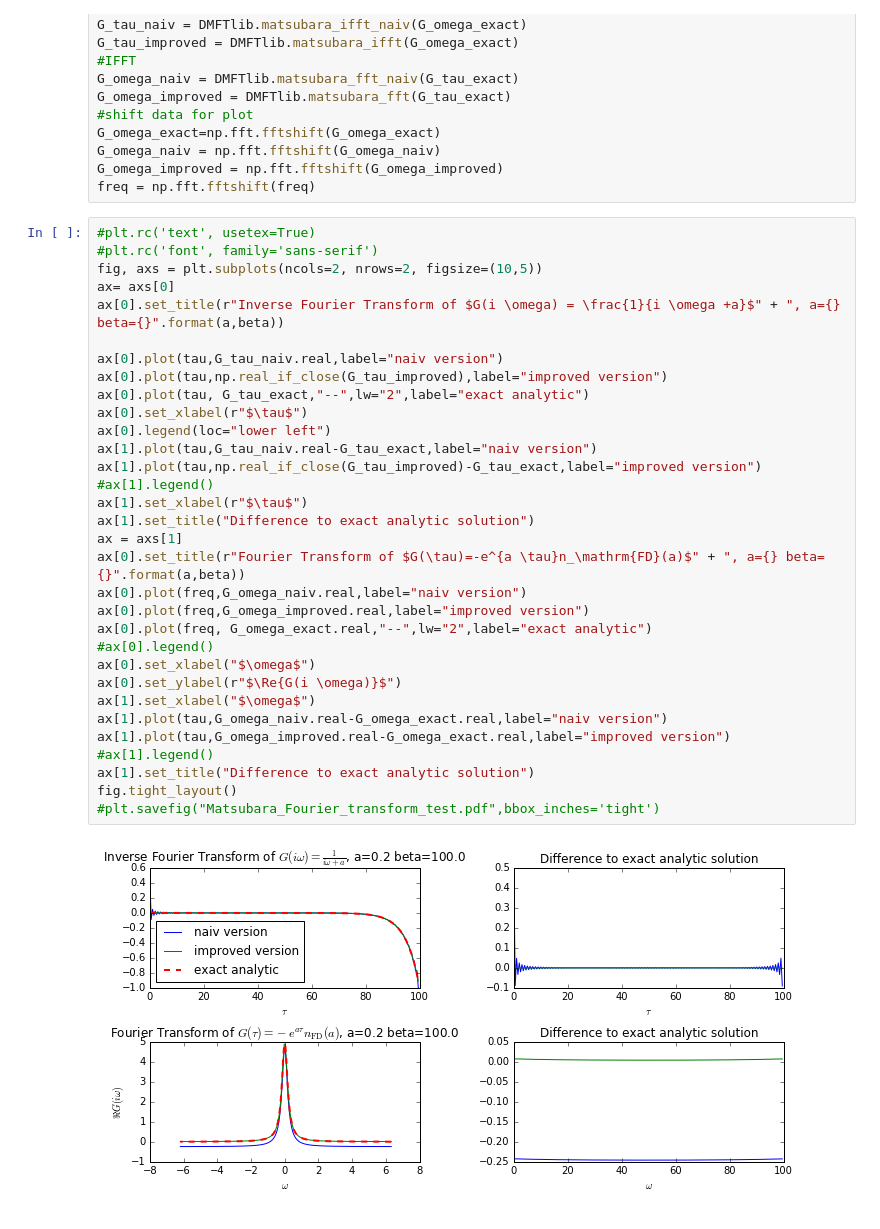
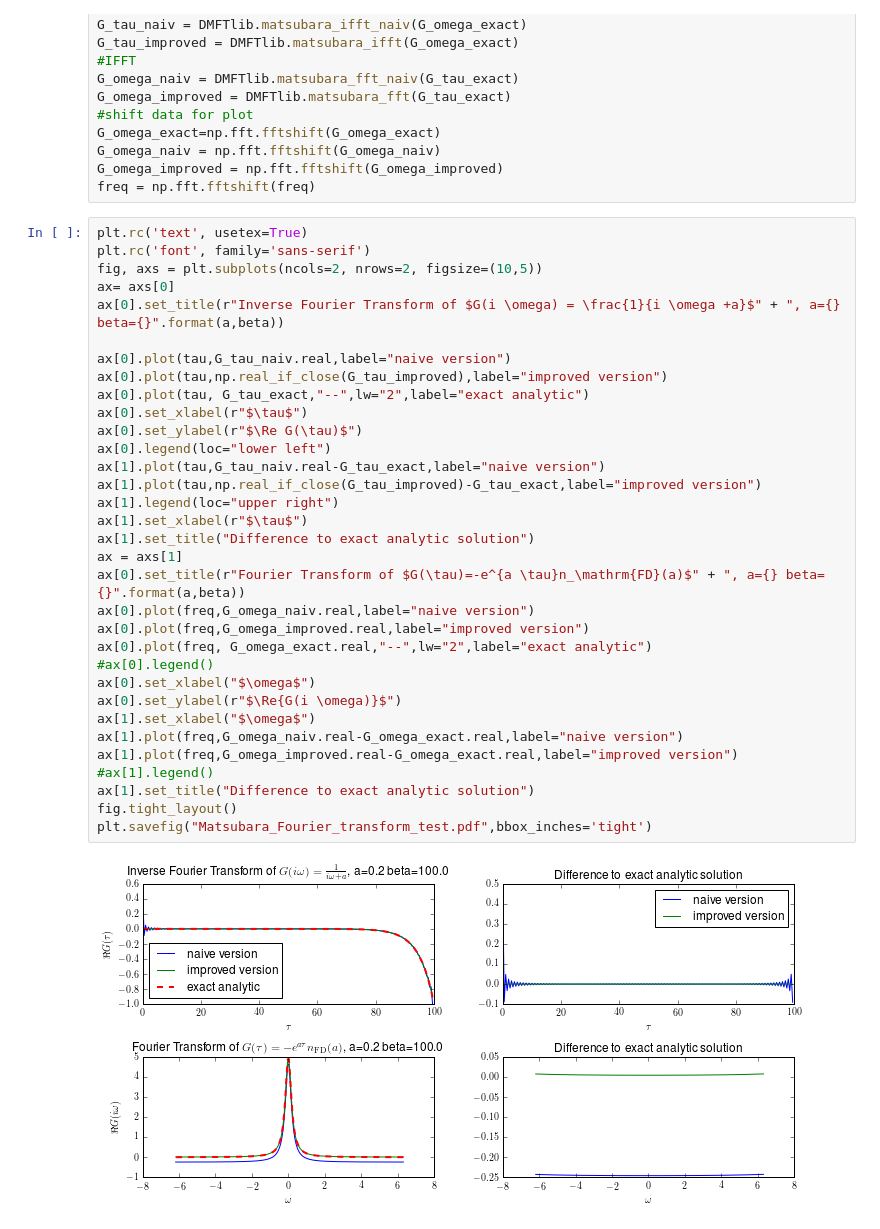
Before and after one commit to sprudel/DMFT, a Jupyter notebook: Zusammenführung/Matsubara Frourier Transform.ipynb, the cells around one changed output. Saved outputs shown, nothing was run; the diff lists cells and outputs as text.

```diff
--- a/Zusammenführung/Matsubara Frourier Transform.ipynb
+++ b/Zusammenführung/Matsubara Frourier Transform.ipynb
@@ -35,36 +35,37 @@ G_omega_naiv = np.fft.fftshift(G_omega_naiv)
 G_omega_improved = np.fft.fftshift(G_omega_improved)
 freq = np.fft.fftshift(freq)
 # %%
-#plt.rc('text', usetex=True)
-#plt.rc('font', family='sans-serif')
+plt.rc('text', usetex=True)
+plt.rc('font', family='sans-serif')
 fig, axs = plt.subplots(ncols=2, nrows=2, figsize=(10,5))
 ax= axs[0]
 ax[0].set_title(r"Inverse Fourier Transform of $G(i \omega) = \frac{1}{i \omega +a}$" + ", a={} beta={}".format(a,beta))
 
-ax[0].plot(tau,G_tau_naiv.real,label="naiv version")
+ax[0].plot(tau,G_tau_naiv.real,label="naive version")
 ax[0].plot(tau,np.real_if_close(G_tau_improved),label="improved version")
 ax[0].plot(tau, G_tau_exact,"--",lw="2",label="exact analytic")
 ax[0].set_xlabel(r"$\tau$")
+ax[0].set_ylabel(r"$\Re G(\tau)$")
 ax[0].legend(loc="lower left")
-ax[1].plot(tau,G_tau_naiv.real-G_tau_exact,label="naiv version")
+ax[1].plot(tau,G_tau_naiv.real-G_tau_exact,label="naive version")
 ax[1].plot(tau,np.real_if_close(G_tau_improved)-G_tau_exact,label="improved version")
-#ax[1].legend()
+ax[1].legend(loc="upper right")
 ax[1].set_xlabel(r"$\tau$")
 ax[1].set_title("Difference to exact analytic solution")
 ax = axs[1]
 ax[0].set_title(r"Fourier Transform of $G(\tau)=-e^{a \tau}n_\mathrm{FD}(a)$" + ", a={} beta={}".format(a,beta))
-ax[0].plot(freq,G_omega_naiv.real,label="naiv version")
+ax[0].plot(freq,G_omega_naiv.real,label="naive version")
 ax[0].plot(freq,G_omega_improved.real,label="improved version")
 ax[0].plot(freq, G_omega_exact.real,"--",lw="2",label="exact analytic")
 #ax[0].legend()
 ax[0].set_xlabel("$\omega$")
 ax[0].set_ylabel(r"$\Re{G(i \omega)}$")
 ax[1].set_xlabel("$\omega$")
-ax[1].plot(tau,G_omega_naiv.real-G_omega_exact.real,label="naiv version")
-ax[1].plot(tau,G_omega_improved.real-G_omega_exact.real,label="improved version")
+ax[1].plot(freq,G_omega_naiv.real-G_omega_exact.real,label="naive version")
+ax[1].plot(freq,G_omega_improved.real-G_omega_exact.real,label="improved version")
 #ax[1].legend()
 ax[1].set_title("Difference to exact analytic solution")
 fig.tight_layout()
-#plt.savefig("Matsubara_Fourier_transform_test.pdf",bbox_inches='tight')
+plt.savefig("Matsubara_Fourier_transform_test.pdf",bbox_inches='tight')
 # %% [output]
-[figure, old version]
+[figure, new version]
```
Also changed, not shown: 8 other files.
